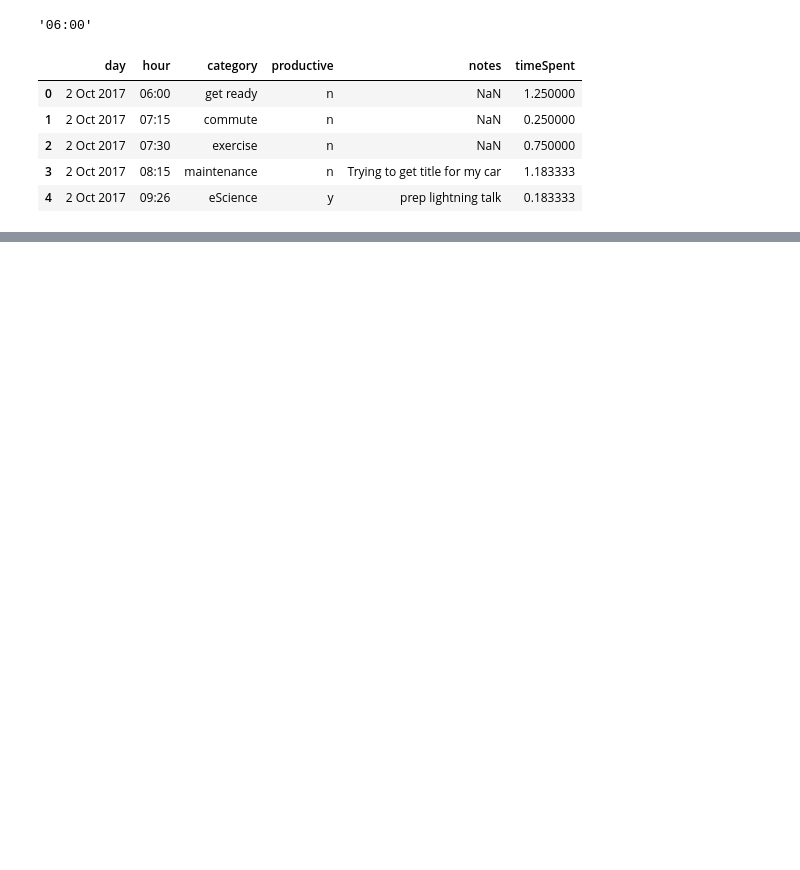
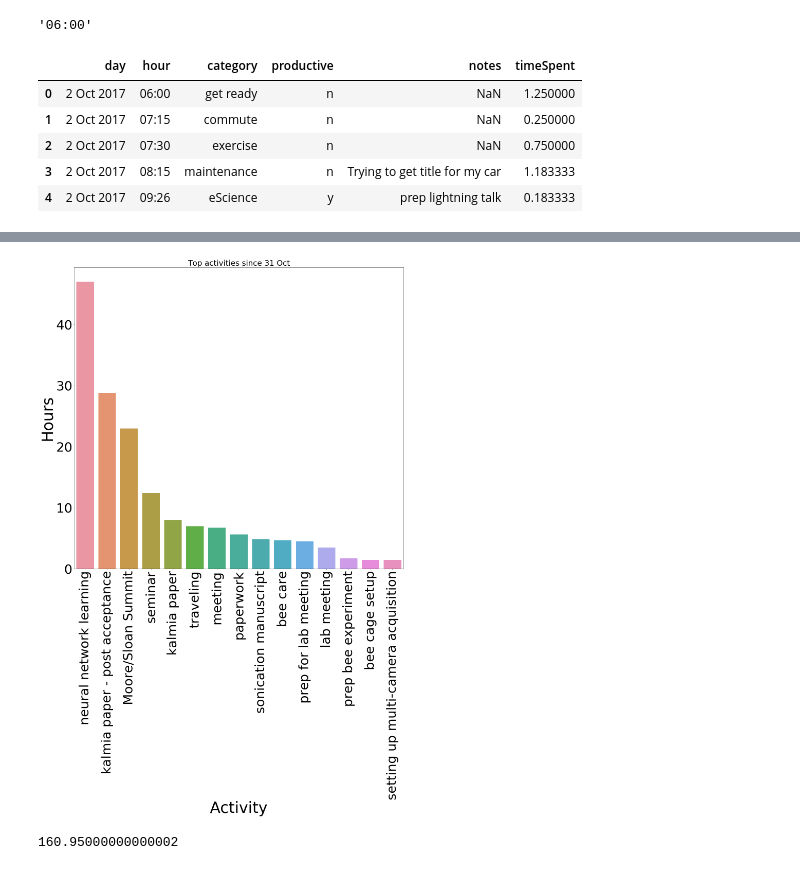
Before and after one commit to callinSwitzer/GarbageCollector, a Jupyter notebook: Time Inventory.ipynb, the cells around one changed output, grey strips where cells are left out. Cells and saved outputs as stored; diff of their text form; code cells hidden in the pictures; blank space fills up the shorter version.

```diff
--- a/Time Inventory.ipynb
+++ b/Time Inventory.ipynb
@@ -275,0 +247,2 @@ g3
+# %%
+g4 = g3.loc[g3["sum"] > 1.0,:]
@@ -275,0 +268,19 @@ g3
+# %%
+plt.figure(figsize=(20, 30))
+plt.tick_params(axis='both', which='major', labelsize=50)
+plt.xlabel('Activity', fontsize = 60)
+plt.ylabel('Hours', fontsize = 60)
+sns.barplot(g4["category"], g4["sum"])
+plt.xticks(rotation="vertical")
+plt.ylabel("Hours")
+plt.xlabel("Activity")
+plt.tight_layout()
+plt.title("Top activities since 31 Oct", fontsize=30)
+plt.savefig("D:\\Dropbox\\CallinStuff\\weeklyMeetings\\TimeSince31Oct.pdf")
+plt.show()
+# %% [output]
+[figure, added]
+# %%
+np.sum(g4["sum"])
+# %% [output]
+160.95000000000002
```
Also changed, not shown: parts of 21 cells of this notebook.
